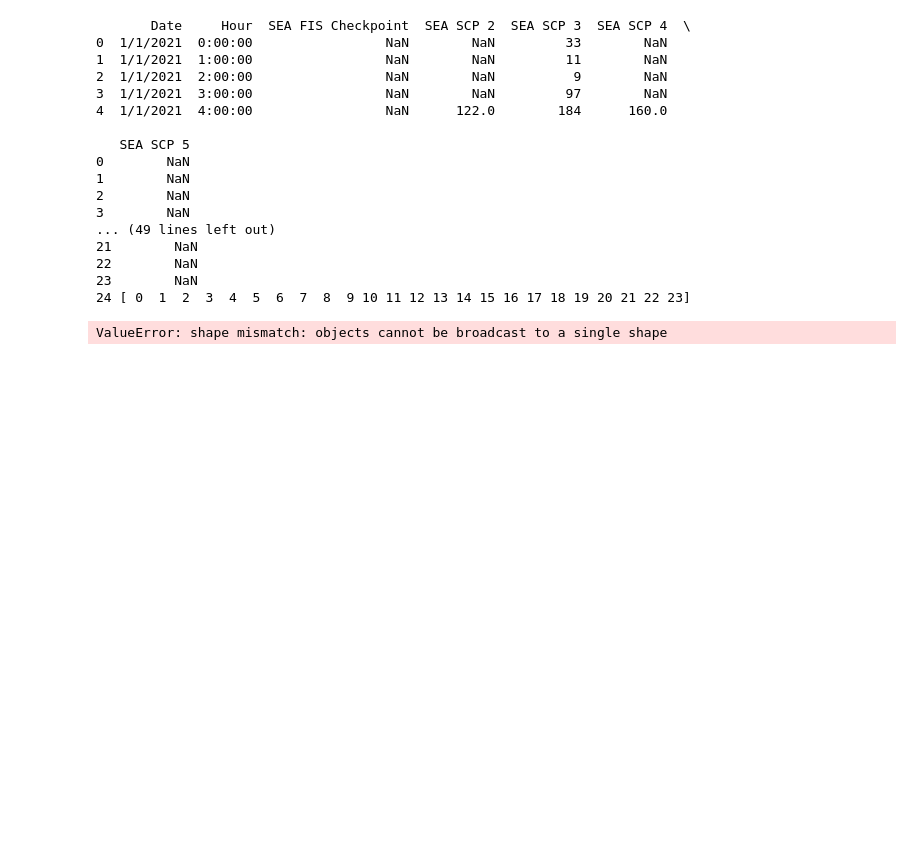
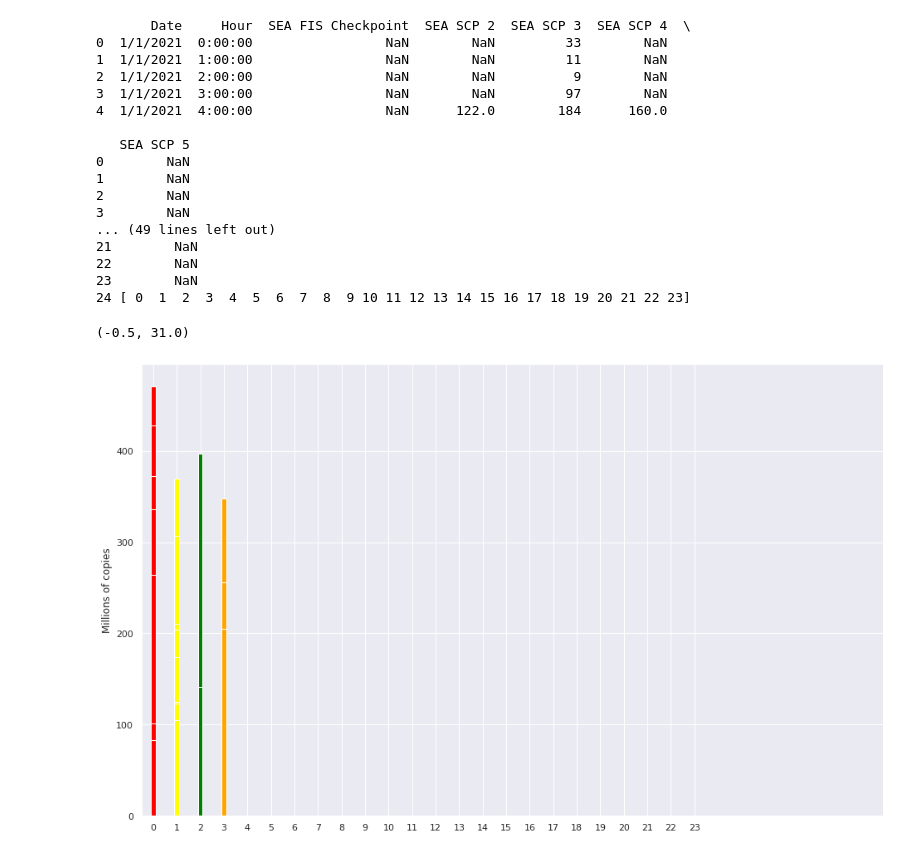
Before and after one commit to mikelor/TsaThroughput, a Jupyter notebook: src/tsa_throughput/notebooks/AnimateSeaThroughput.ipynb, the cells around one changed output. Cells and saved outputs as stored; diff of their text form; code cells hidden in the pictures; blank space fills up the shorter version.

```diff
--- a/src/tsa_throughput/notebooks/AnimateSeaThroughput.ipynb
+++ b/src/tsa_throughput/notebooks/AnimateSeaThroughput.ipynb
@@ -19,51 +19,52 @@ dfDay = df[df.Date.eq('1/1/2021')]
 print(dfDay)
 sns.set(style='darkgrid')
 
-# define figure
-fig, ax = plt.subplots(1, figsize=(16, 10))
+# Setup Plotting Area
+fig, ax = plt.subplots(figsize=(16, 10))
+ax.set(xlim=(0, len(dfDay.index)), ylim=(0, 2000)
 
 
 # numerical x (hours)
 x = np.arange(0, len(dfDay.index))
 print(len(dfDay.index), x)
 
+
+fields = ['SEA FIS Checkpoint', 'SEA SCP 2', 'SEA SCP 3', 'SEA SCP 4', 'SEA SCP 5']
+colors = ['#1D2F6F', '#8390FA', '#6EAF46', '#FAC748', '#FADEA7']
 labels = ['FIS', 'SCP2', 'SCP3', 'SCP4', 'SCP5']
 
-# plot bars
-plt.bar(labels, dfDay['SEA SCP 5'],          width = 0.2, color = 'red')
-plt.bar(labels, dfDay['SEA SCP 4'],          width = 0.2, color = 'yellow')
-plt.bar(labels, dfDay['SEA SCP 3'],          width = 0.2, color = 'green')
-plt.bar(labels, dfDay['SEA SCP 2'],          width = 0.2, color = 'orange')
-plt.bar(labels, dfDay['SEA FIS Checkpoint'], width = 0.2, color = 'blue')
+# plot barsf
+plt.bar(fields[4], dfDay['SEA SCP 5'],          width = 0.2, color = 'red')
+plt.bar(fields[3], dfDay['SEA SCP 4'],          width = 0.2, color = 'yellow')
+plt.bar(fields[2], dfDay['SEA SCP 3'],          width = 0.2, color = 'green')
+plt.bar(fields[1], dfDay['SEA SCP 2'],          width = 0.2, color = 'orange')
+plt.bar(fields[0], dfDay['SEA FIS Checkpoint'], width = 0.2, color = 'blue')
 
 # remove spines
 ax.spines['right'].set_visible(False)
 ax.spines['top'].set_visible(False)
 
 # x y details
 plt.ylabel('Millions of copies')
 plt.xticks(x, dfDay.index)
 plt.xlim(-0.5, 31)
-
-fields = ['SEA FIS Checkpoint', 'SEA SCP 2', 'SEA SCP 3', 'SEA SCP 4', 'SEA SCP 5']
-colors = ['#1D2F6F', '#8390FA', '#6EAF46', '#FAC748', '#FADEA7']
-labels = ['FIS', 'SCP2', 'SCP3', 'SCP4', 'SCP5']
 # %% [output]
        Date     Hour  SEA FIS Checkpoint  SEA SCP 2  SEA SCP 3  SEA SCP 4  \
 0  1/1/2021  0:00:00                 NaN        NaN         33        NaN
 1  1/1/2021  1:00:00                 NaN        NaN         11        NaN
 2  1/1/2021  2:00:00                 NaN        NaN          9        NaN
 3  1/1/2021  3:00:00                 NaN        NaN         97        NaN
 4  1/1/2021  4:00:00                 NaN      122.0        184      160.0
 
    SEA SCP 5
 0        NaN
 1        NaN
 2        NaN
 3        NaN
 ... (49 lines left out)
 21        NaN
 22        NaN
 23        NaN
 24 [ 0  1  2  3  4  5  6  7  8  9 10 11 12 13 14 15 16 17 18 19 20 21 22 23]
-ValueError: shape mismatch: objects cannot be broadcast to a single shape
+(-0.5, 31.0)
+[figure, added]
```
Also changed, not shown: parts of 2 cells of this notebook.
